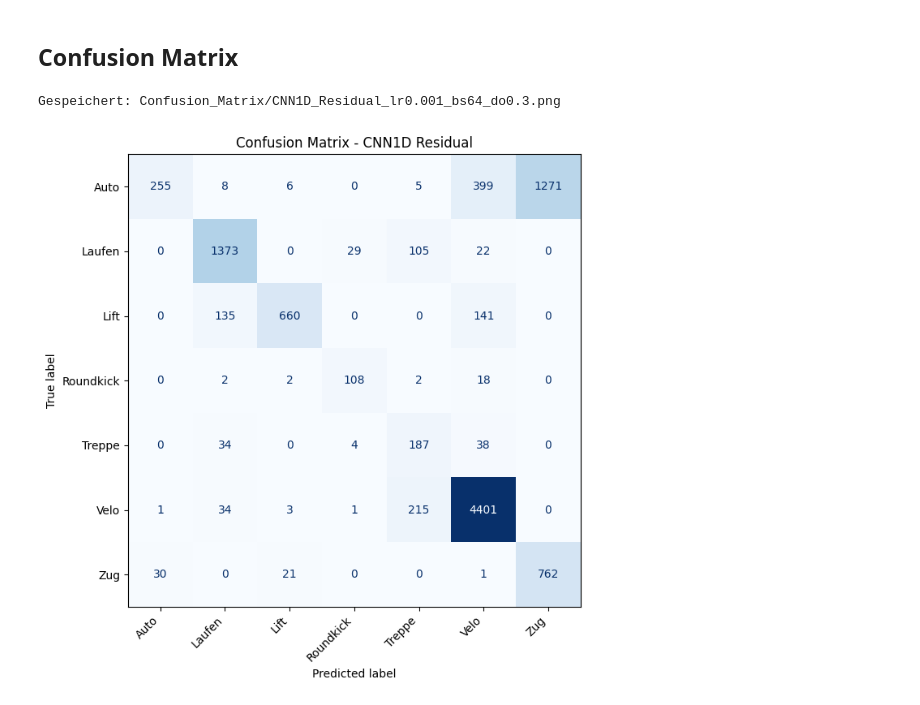
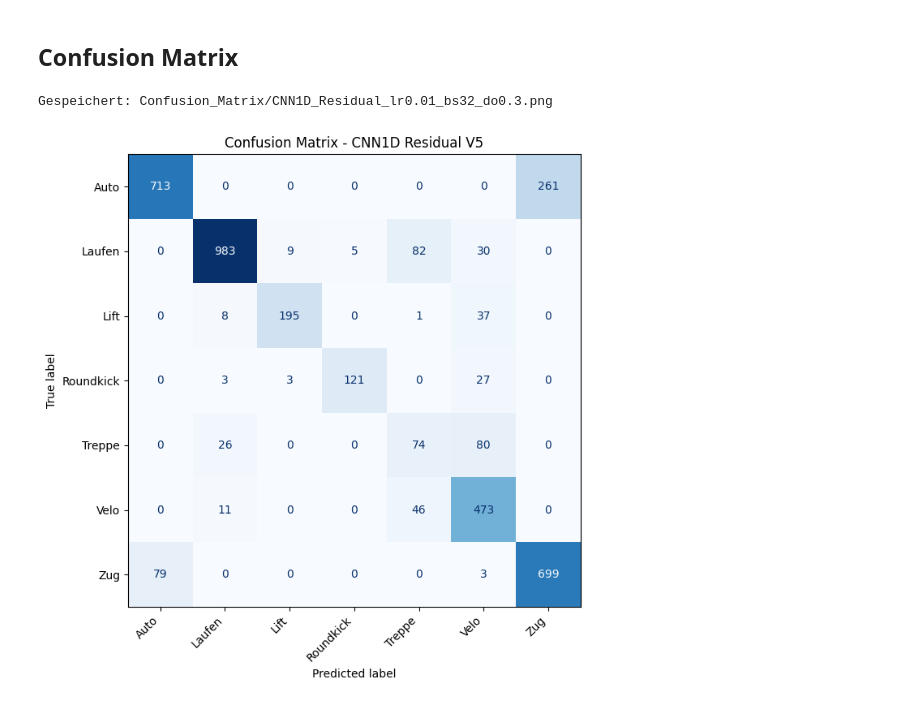
Before and after one commit to raphaelschuepbach/Sensor-based-Activity-Recognition, a Jupyter notebook: Model_Notebooks/Deep_Learning.ipynb, the cells around one changed output. Saved outputs shown, nothing was run; the diff lists cells and outputs as text; code cells hidden in the pictures.

```diff
--- a/Model_Notebooks/Deep_Learning.ipynb
+++ b/Model_Notebooks/Deep_Learning.ipynb
@@ -9,8 +9,8 @@ from sklearn.metrics import f1_score
 from tqdm import tqdm
 # %%
 # .npz laden
-train = np.load("../Model_data/train.npz")
-test  = np.load("../Model_data/test.npz")
+train = np.load("../Model_data/train_split1_100WS.npz")
+test  = np.load("../Model_data/test_split1_100WS.npz")
 
 X_train, y_train = train["X"], train["y"]
 X_test,  y_test  = test["X"],  test["y"]
@@ -18,4 +18,6 @@ X_test,  y_test  = test["X"],  test["y"]
 # X_train hat die Form (Anzahl Windows, Zeitschritte pro Window, Anzahl Features)
 print(X_train.shape)
 print(y_train.shape)
+print(X_test.shape)
+print(y_test.shape)
 # %% [output]
@@ -213,7 +218,7 @@ def train(config, train_ds, test_ds, device, project="CDL1"):
         project=project,
         entity="CDL1_team",
         config=config,
-        name=f"1D-CNN-Res_v4_lr{config['lr']}_bs{config['batch_size']}_do{config['dropout']}{fold_suffix}"
+        name=f"1D-CNN-Res_v5_lr{config['lr']}_bs{config['batch_size']}_do{config['dropout']}{fold_suffix}"
     )
     cfg = wandb.config
 
@@ -520,8 +525,8 @@ best_config = {
     "epochs":      30,
     "n_features":  13,
     "n_classes":   len(le.classes_),
-    "lr":          0.001,
-    "batch_size":  64,
+    "lr":          0.01,
+    "batch_size":  32,
     "dropout":     0.3,
 }
 
@@ -676,14 +681,14 @@ def plot_confusion_matrix(model, loader, device, class_names, save_path= None, n
 # %%
 test_loader = DataLoader(test_ds, batch_size=64, shuffle=False)
 
 plot_confusion_matrix(
     model = final_model,
     loader = test_loader,
     device = device,
     class_names = le.classes_,   # gibt die originalen Label-Namen wie "Zug" und "Auto"
-    name = "Confusion Matrix - CNN1D Residual",
-    save_path= "Confusion_Matrix/CNN1D_Residual_lr0.001_bs64_do0.3.png"
+    name = "Confusion Matrix - CNN1D Residual V5",
+    save_path= "Confusion_Matrix/CNN1D_Residual_lr0.01_bs32_do0.3.png"
 )
 # %% [output]
-Gespeichert: Confusion_Matrix/CNN1D_Residual_lr0.001_bs64_do0.3.png
+Gespeichert: Confusion_Matrix/CNN1D_Residual_lr0.01_bs32_do0.3.png
-[figure, old version]
+[figure, new version]
```
Also changed, not shown: parts of 5 cells of this notebook, 1 other file.
